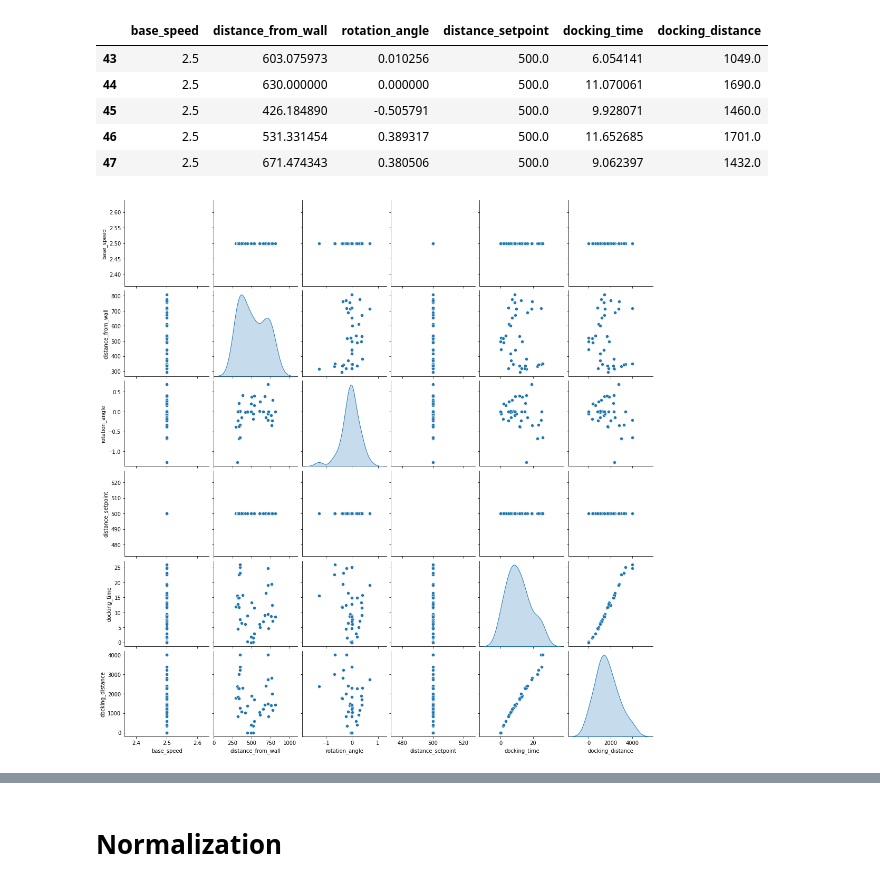
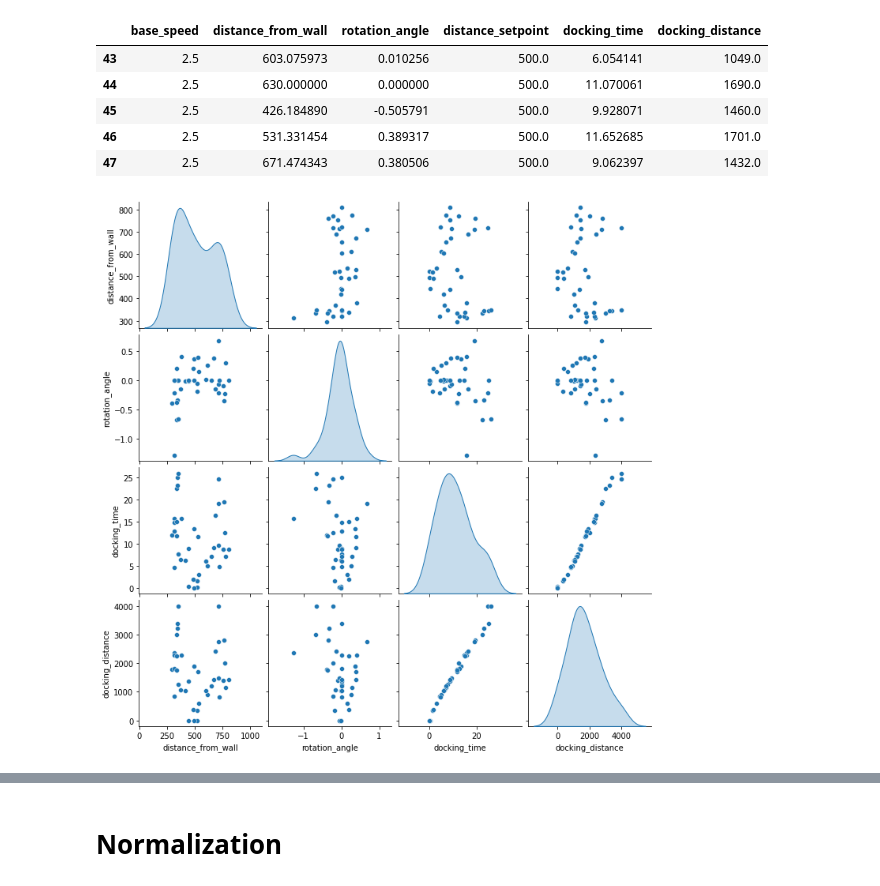
Before and after one commit to szymciem8/AGV-Autonomous-Docking, a Jupyter notebook: docking_prediction/regression.ipynb, the cells around one changed output, grey strips where cells are left out. Drawn from its saved outputs; the diff is of its cells as text; code cells hidden in the pictures.

```diff
--- a/docking_prediction/regression.ipynb
+++ b/docking_prediction/regression.ipynb
@@ -48,13 +48,14 @@ df.tail()
 train_dataset = df.sample(frac=0.8, random_state=0)
 test_dataset = df.drop(train_dataset.index)
 # %%
-plot=sns.pairplot(train_dataset[['base_speed',
+plot=sns.pairplot(train_dataset[[
+                            # 'base_speed',
                             'distance_from_wall',
                             'rotation_angle',
-                            'distance_setpoint',
+                            # 'distance_setpoint',
                             'docking_time',
                             'docking_distance']],
                             diag_kind='kde'
                             )
 # %% [output]
-[figure, old version]
+[figure, new version]
```
Also changed, not shown: parts of 29 cells of this notebook, 2 other files.
